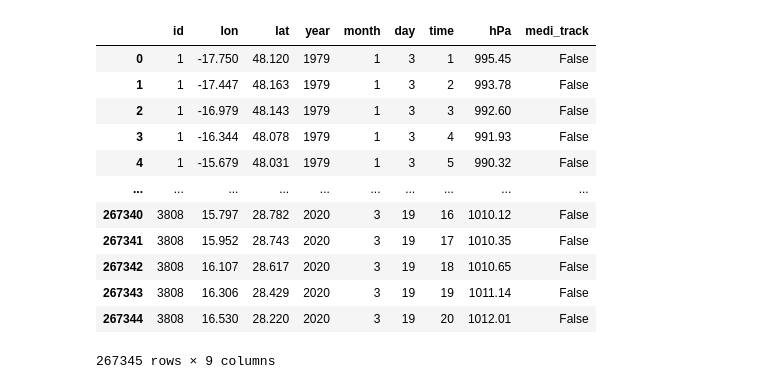
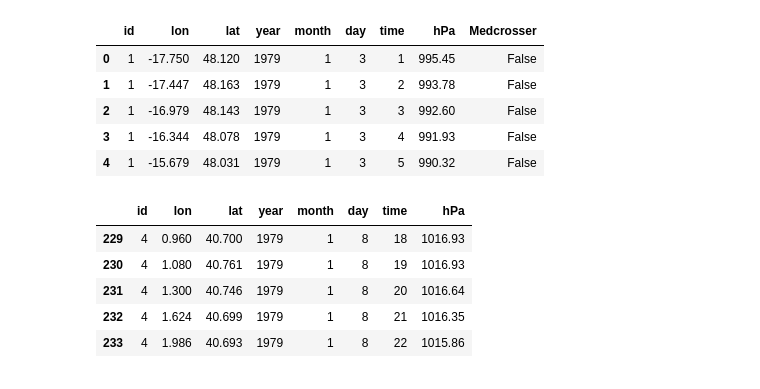
Before and after one commit to milliganci/Quasi-Stationary-MedCyclones, a Jupyter notebook: scripts/01_QS_setup.ipynb, the cells around one changed output. Drawn from its saved outputs; the diff is of its cells as text; code cells hidden in the pictures.

```diff
--- a/scripts/01_QS_setup.ipynb
+++ b/scripts/01_QS_setup.ipynb
@@ -152,22 +138,0 @@ for c in np.unique(df_tracks1['id'].values):
-# %%
-# Create mask for each ID, indicating 1 = track point crossing basin, 0 = not crossing
-mask_list = []
-for inner_list in list_coord_ID:
-    id_i = inner_list[0]  # Extract the ID
-    coord_i = inner_list[1:]
-    mask_ID = np.zeros((len(lat), len(lon)), dtype=int)
-    coord_set = set(coord_i)
-    for i in range(len(lon)):
-        for j in range(len(lat)):
-            if (lon[i], lat[j]) in coord_set:
-                mask_ID[j,i] = 1
-    #print(f"ID: {id_i}, Mask:\n{mask_ID}\n")
-    mask_list.append((id_i, mask_ID))
-# %%
-# Crosscheck each mask_ID with sea_mask: medi_tracks = id with at least one coordinate (timestep) is in basin
-medi_tracks = []
-for id_i, mask_ID in mask_list:
-    mask_cross = mask_ID * sea_mask  # Multiply with sea_mask
-    if np.sum(mask_cross) >= 1:
-        medi_tracks.append(id_i)
-print(f"Medi-tracks: {medi_tracks}")
@@ -176,20 +171,35 @@ Medi-tracks: [4, 5, 6, 8, 9, 10, 11, 12, 13, 14, 15, 16, 17, 18, 20, 22, 23, 24,
 # %%
-# Create new  with df_tracks1+mask_crossers info (df_meditracks) and new  with medi-tracks only (df_crossers)
-df_tracks1['medi_track'] = df_tracks1['id'].isin(medi_tracks)
-df_meditracks = df_tracks1
+# Create new dataframe with df_tracks_sel+medcrosser info (df_tracks_infoMedcrossers)
+df_tracks_infoMedcrossers = df_tracks_sel.copy()  # Create a copy of df_tracks_sel
+df_tracks_infoMedcrossers['Medcrosser'] = df_tracks_infoMedcrossers['id'].isin(ids_medtracks)
+# Save dataset
+# Convert the DataFrame to a dictionary
+data_dict = {col: df_tracks_infoMedcrossers[col].values for col in df_tracks_infoMedcrossers.columns}
+# Save the dictionary as a .mat file
+savemat(output_dir + input_file[:-4] + '_infoMedcrossers.mat', data_dict)
+
+# Create new dataframe selecting only Medcrossers from df_tracks_sel (df_tracks_Medcrossers)
+df_tracks_onlyMedcrossers = df_tracks_sel[df_tracks_infoMedcrossers['Medcrosser'] == True]
+# Save dataset
+# Convert the DataFrame to a dictionary
+data_dict = {col: df_tracks_onlyMedcrossers[col].values for col in df_tracks_onlyMedcrossers.columns}
+# Save the dictionary as a .mat file
+savemat(output_dir + input_file[:-4] + '_onlyMedcrossers.mat', data_dict)
+# %%
+df_tracks_infoMedcrossers.head()
+# %% [output]
+|  | id | lon | lat | year | month | day | time | hPa | Medcrosser |
+| 0 | 1 | -17.750 | 48.120 | 1979 | 1 | 3 | 1 | 995.45 | False |
+| 1 | 1 | -17.447 | 48.163 | 1979 | 1 | 3 | 2 | 993.78 | False |
+| 2 | 1 | -16.979 | 48.143 | 1979 | 1 | 3 | 3 | 992.60 | False |
+| 3 | 1 | -16.344 | 48.078 | 1979 | 1 | 3 | 4 | 991.93 | False |
+| 4 | 1 | -15.679 | 48.031 | 1979 | 1 | 3 | 5 | 990.32 | False |
 # %%
-df_meditracks
+df_tracks_onlyMedcrossers.head()
 # %% [output]
-|  | id | lon | lat | year | month | day | time | hPa | medi_track |
-| 0 | 1 | -17.750 | 48.120 | 1979 | 1 | 3 | 1 | 995.45 | False |
-| 1 | 1 | -17.447 | 48.163 | 1979 | 1 | 3 | 2 | 993.78 | False |
-| 2 | 1 | -16.979 | 48.143 | 1979 | 1 | 3 | 3 | 992.60 | False |
-| 3 | 1 | -16.344 | 48.078 | 1979 | 1 | 3 | 4 | 991.93 | False |
-| 4 | 1 | -15.679 | 48.031 | 1979 | 1 | 3 | 5 | 990.32 | False |
-| ... | ... | ... | ... | ... | ... | ... | ... | ... | ... |
-| 267340 | 3808 | 15.797 | 28.782 | 2020 | 3 | 19 | 16 | 1010.12 | False |
-| 267341 | 3808 | 15.952 | 28.743 | 2020 | 3 | 19 | 17 | 1010.35 | False |
-| 267342 | 3808 | 16.107 | 28.617 | 2020 | 3 | 19 | 18 | 1010.65 | False |
-| 267343 | 3808 | 16.306 | 28.429 | 2020 | 3 | 19 | 19 | 1011.14 | False |
-| 267344 | 3808 | 16.530 | 28.220 | 2020 | 3 | 19 | 20 | 1012.01 | False |
+|  | id | lon | lat | year | month | day | time | hPa |
+| 229 | 4 | 0.960 | 40.700 | 1979 | 1 | 8 | 18 | 1016.93 |
+| 230 | 4 | 1.080 | 40.761 | 1979 | 1 | 8 | 19 | 1016.93 |
+| 231 | 4 | 1.300 | 40.746 | 1979 | 1 | 8 | 20 | 1016.64 |
+| 232 | 4 | 1.624 | 40.699 | 1979 | 1 | 8 | 21 | 1016.35 |
+| 233 | 4 | 1.986 | 40.693 | 1979 | 1 | 8 | 22 | 1015.86 |
-267345 rows × 9 columns
```
Also changed, not shown: parts of 24 cells of this notebook.
